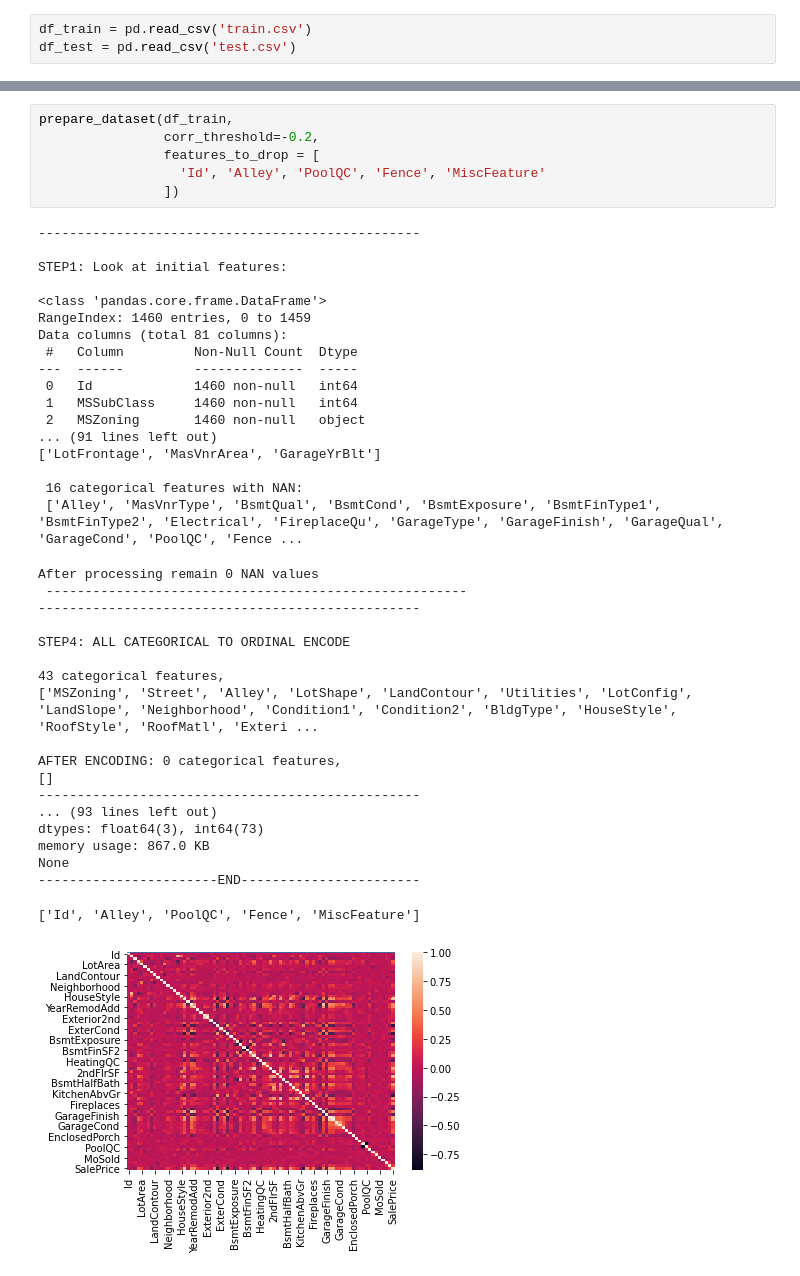
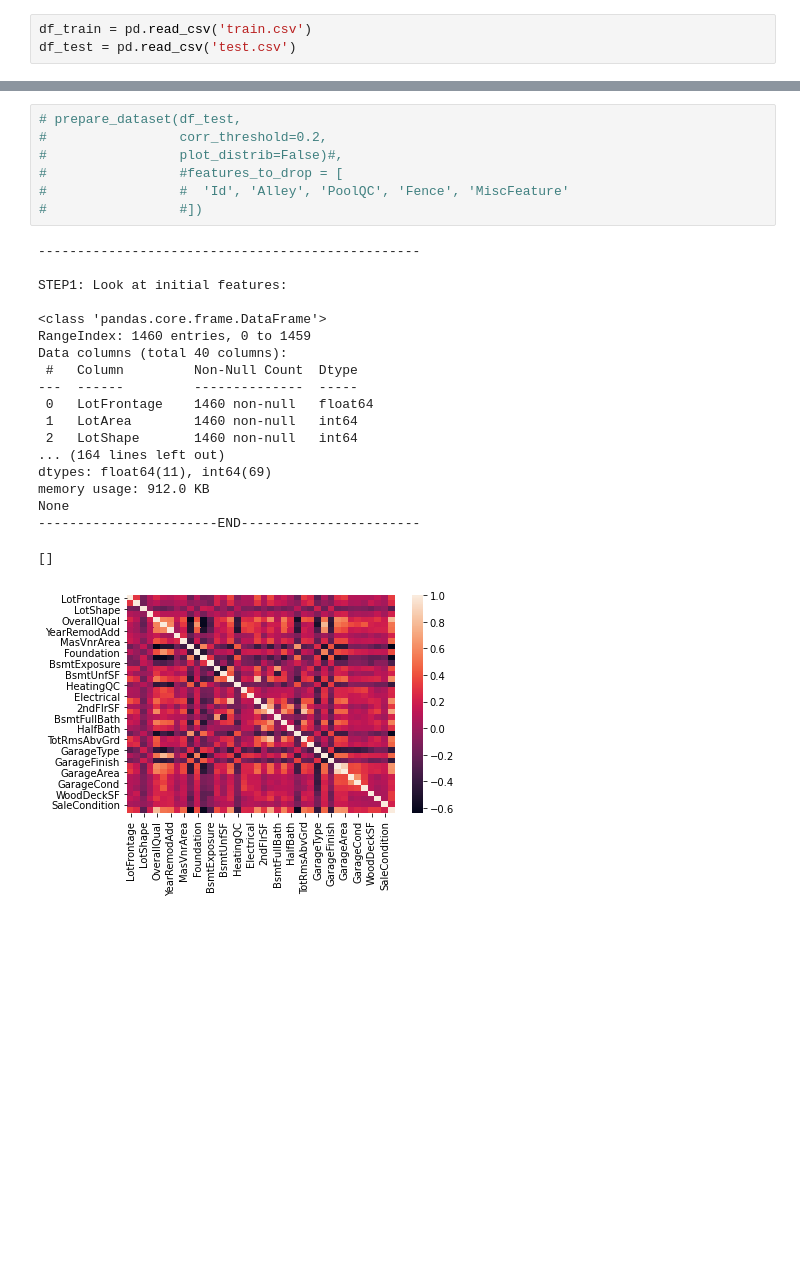
Before and after one commit to PashaIanko/MachineLearning, a Jupyter notebook: House_Prices.ipynb, the cells around one changed output, grey strips where cells are left out. Cells and saved outputs as stored; diff of their text form; blank space fills up the shorter version.

```diff
--- a/House_Prices.ipynb
+++ b/House_Prices.ipynb
@@ -169,43 +248,27 @@ df_test = pd.read_csv('test.csv')
 # %%
-prepare_dataset(df_train,
-                corr_threshold=-0.2,
-                features_to_drop = [
-                  'Id', 'Alley', 'PoolQC', 'Fence', 'MiscFeature'
-                ])
+# prepare_dataset(df_test,
+#                 corr_threshold=0.2,
+#                 plot_distrib=False)#,
+#                 #features_to_drop = [
+#                 #  'Id', 'Alley', 'PoolQC', 'Fence', 'MiscFeature'
+#                 #])
 # %% [output]
 -------------------------------------------------
 
 STEP1: Look at initial features:
 
 <class 'pandas.core.frame.DataFrame'>
 RangeIndex: 1460 entries, 0 to 1459
-Data columns (total 81 columns):
+Data columns (total 40 columns):
  #   Column         Non-Null Count  Dtype
 ---  ------         --------------  -----
- 0   Id             1460 non-null   int64
- 1   MSSubClass     1460 non-null   int64
- 2   MSZoning       1460 non-null   object
-... (91 lines left out)
-['LotFrontage', 'MasVnrArea', 'GarageYrBlt']
-
- 16 categorical features with NAN:
- ['Alley', 'MasVnrType', 'BsmtQual', 'BsmtCond', 'BsmtExposure', 'BsmtFinType1', 'BsmtFinType2', 'Electrical', 'FireplaceQu', 'GarageType', 'GarageFinish', 'GarageQual', 'GarageCond', 'PoolQC', 'Fence ...
+ 0   LotFrontage    1460 non-null   float64
+ 1   LotArea        1460 non-null   int64
+ 2   LotShape       1460 non-null   int64
+... (164 lines left out)
+dtypes: float64(11), int64(69)
+memory usage: 912.0 KB
+None
+-----------------------END-----------------------
-After processing remain 0 NAN values
- ------------------------------------------------------
--------------------------------------------------
-
-STEP4: ALL CATEGORICAL TO ORDINAL ENCODE
-
-43 categorical features,
-['MSZoning', 'Street', 'Alley', 'LotShape', 'LandContour', 'Utilities', 'LotConfig', 'LandSlope', 'Neighborhood', 'Condition1', 'Condition2', 'BldgType', 'HouseStyle', 'RoofStyle', 'RoofMatl', 'Exteri ...
-
-AFTER ENCODING: 0 categorical features,
 []
--------------------------------------------------
-... (93 lines left out)
-dtypes: float64(3), int64(73)
-memory usage: 867.0 KB
-None
------------------------END-----------------------
-['Id', 'Alley', 'PoolQC', 'Fence', 'MiscFeature']
-[figure, old version]
+[figure, new version]
```
Also changed, not shown: parts of 35 cells of this notebook.
